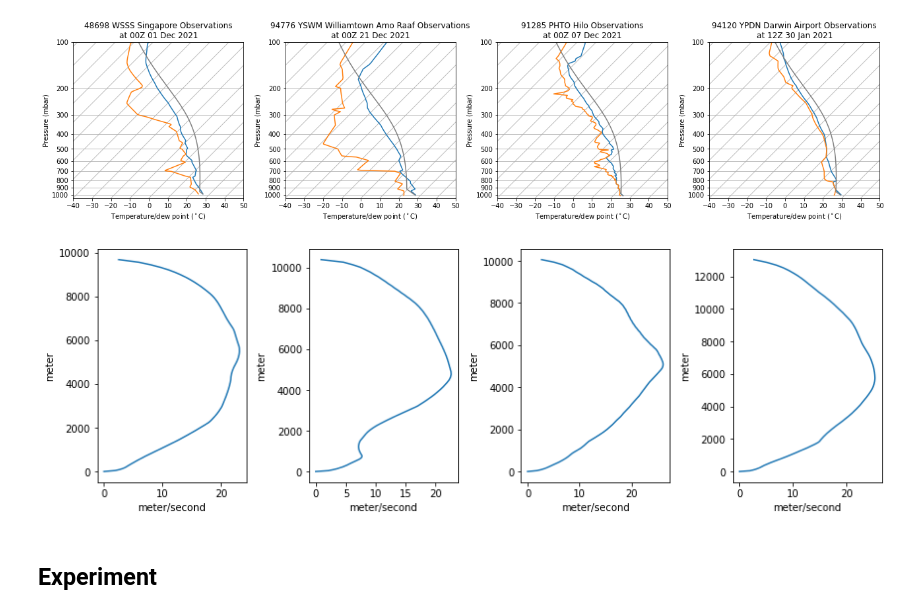
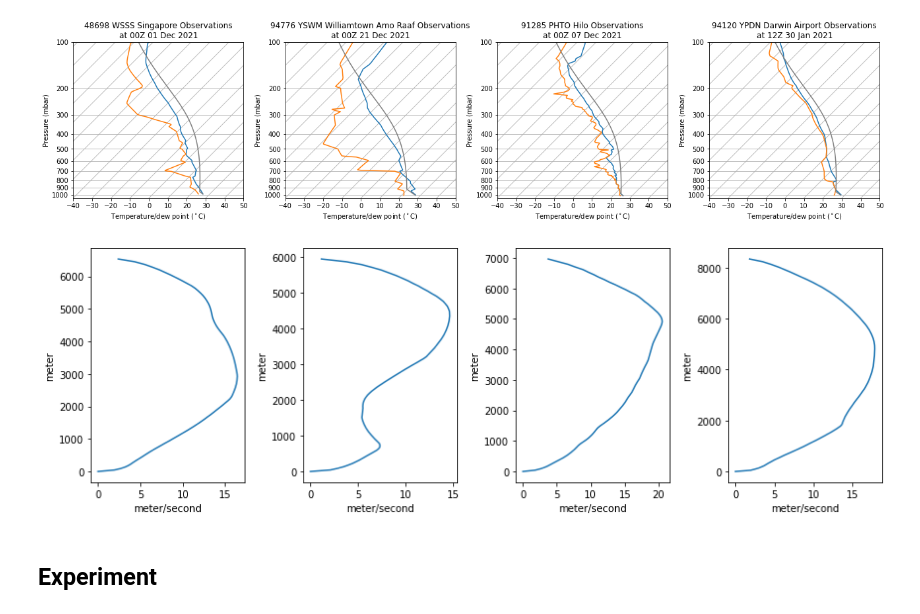
Before and after one commit to tschanzer/convection-scheme, a Jupyter notebook: notebooks/generalising_coupling_results.ipynb, the cells around one changed output. Drawn from its saved outputs; the diff is of its cells as text; code cells hidden in the pictures.

```diff
--- a/notebooks/generalising_coupling_results.ipynb
+++ b/notebooks/generalising_coupling_results.ipynb
@@ -186,31 +186,31 @@ fig.tight_layout()
 # %%
 fig, axes = plt.subplots(1, 4, figsize=(12,4))
 for i, generator in enumerate([singapore, williamtown, hilo, darwin]):
     # updraft parameters
     i_init_up = generator.pressure.size - 1
     t_pert = 1.0*units.delta_degC
     q_pert = (
         saturation_specific_humidity(
             generator.pressure[i_init_up], generator.temperature[i_init_up])
          - generator.specific_humidity[i_init_up]
     )/1.5
     l_initial = 0*units.dimensionless
     l_crit = 2.0e-3*units.dimensionless
 
     # shared parameters
     w_initial = 0*units.meter/units.second
-    rate = 0.3/units.km
+    rate = 0.5/units.km
     dnu_db = 0*units.second**2/units.meter**2
     drag = 0/units.km
 
     updraft = generator.updraft(
         i_init_up, t_pert, q_pert, l_initial, w_initial,
         rate, dnu_db, drag, l_crit, basic=True)
 
     axes[i].plot(updraft.velocity, generator.height)
 fig.tight_layout()
 # %% [output]
-[figure, old version]
+[figure, new version]
 # %% [markdown]
 ## Experiment
 # %%
```
Also changed, not shown: parts of 6 cells of this notebook, 2 other files.
